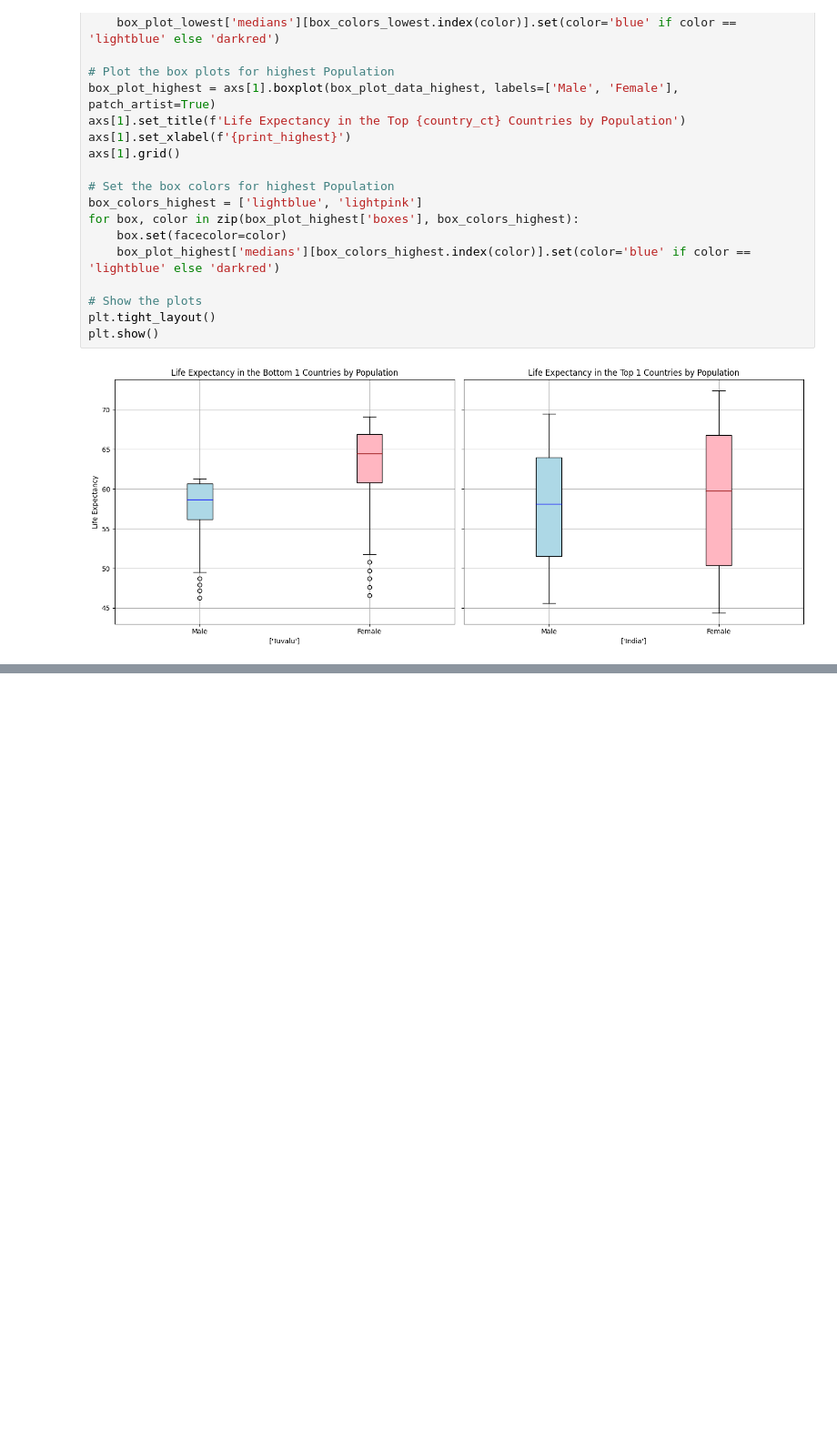
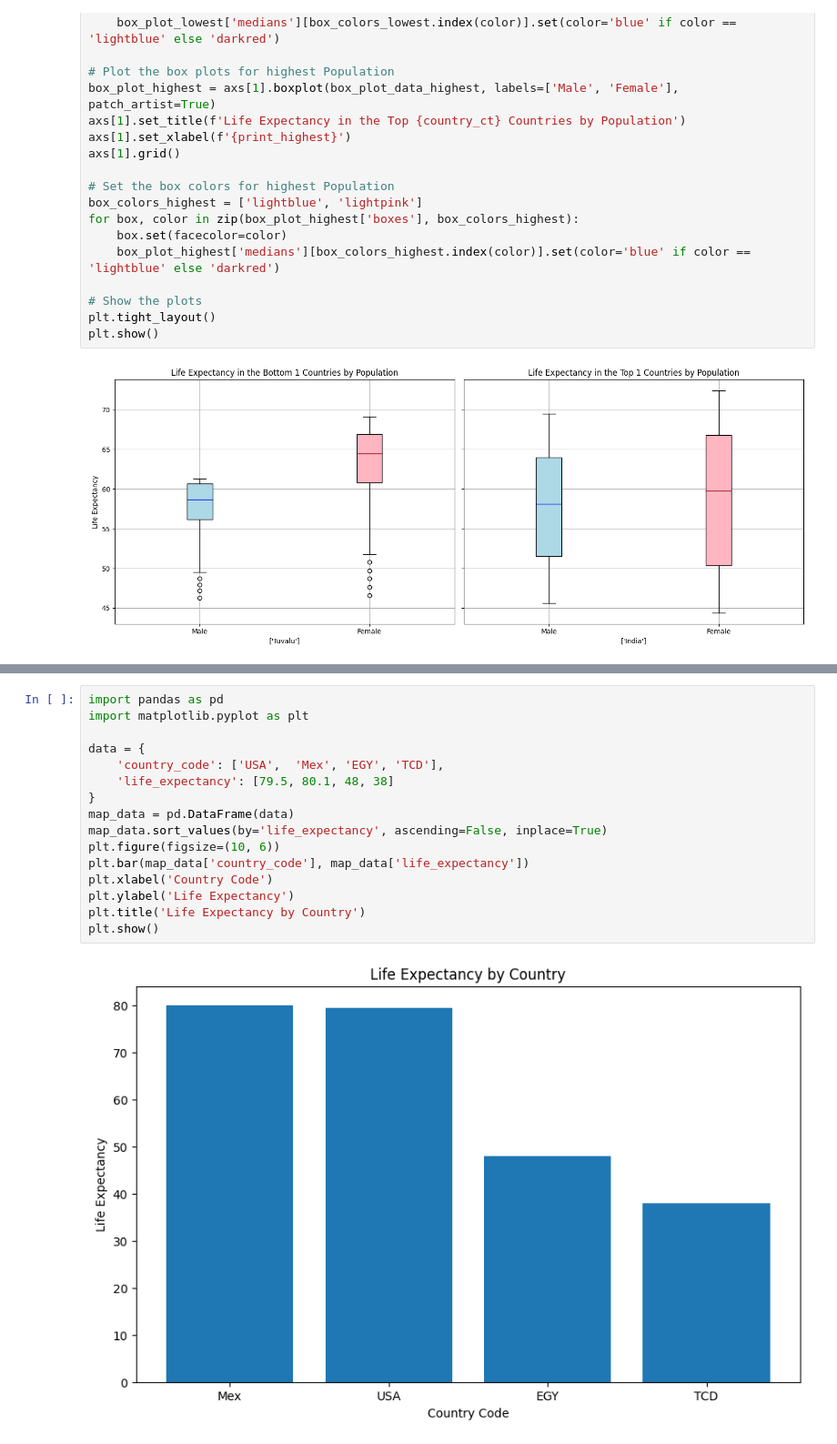
Before and after one commit to JNorthData/Life_Expectancy, a Jupyter notebook: Life Expectancy.ipynb, the cells around one changed output, grey strips where cells are left out. Shown at 91% size. Cells and saved outputs as stored; diff of their text form; blank space fills up the shorter version.

```diff
--- a/life-expectancy.ipynb
+++ b/Life Expectancy.ipynb
@@ -915,3 +915,21 @@ plt.xticks(rotation=90)
 plt.show()
 # %% [output]
 [figure]
+# %%
+import pandas as pd
+import matplotlib.pyplot as plt
+
+data = {
+    'country_code': ['USA',  'Mex', 'EGY', 'TCD'],
+    'life_expectancy': [79.5, 80.1, 48, 38]
+}
+map_data = pd.DataFrame(data)
+map_data.sort_values(by='life_expectancy', ascending=False, inplace=True)
+plt.figure(figsize=(10, 6))
+plt.bar(map_data['country_code'], map_data['life_expectancy'])
+plt.xlabel('Country Code')
+plt.ylabel('Life Expectancy')
+plt.title('Life Expectancy by Country')
+plt.show()
+# %% [output]
+[figure, added]
```
Also changed, not shown: parts of 2 cells of this notebook, 16 other files.
